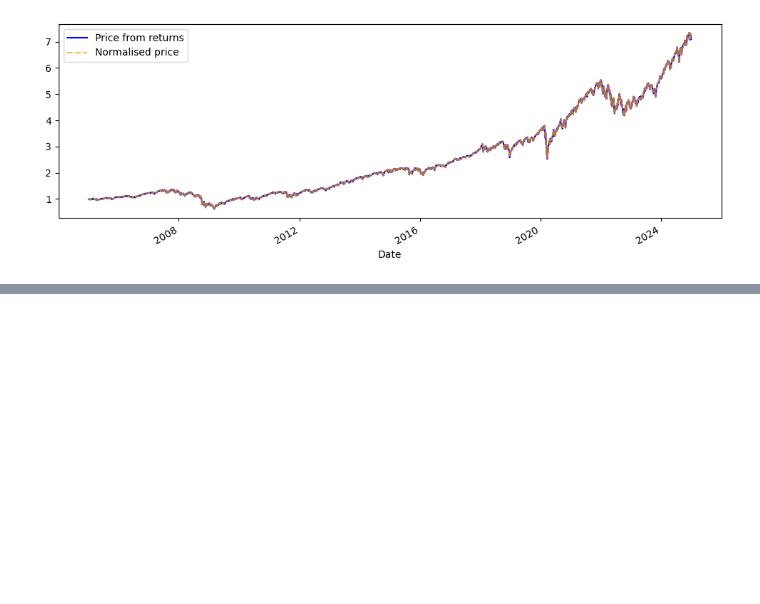
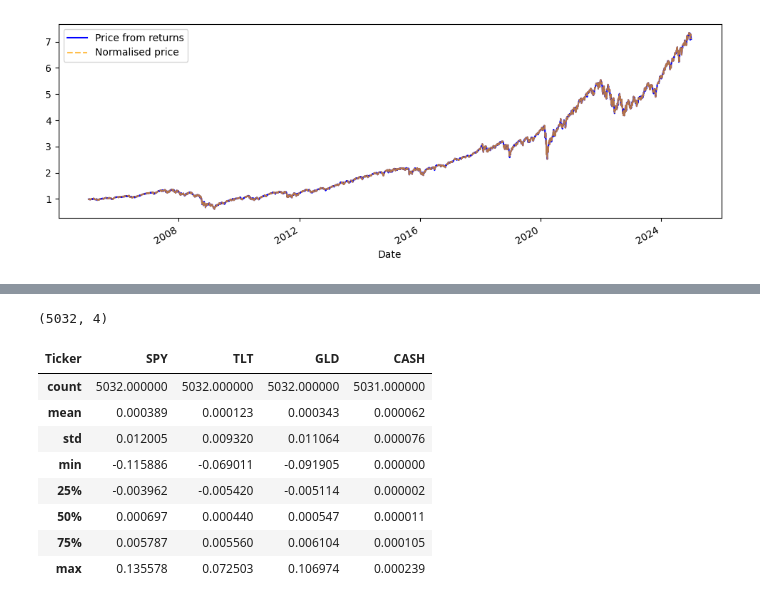
Before and after one commit to sidoreon/regime-shift, a Jupyter notebook: notebooks/datapipeline.ipynb, the cells around one changed output, grey strips where cells are left out. Saved outputs shown, nothing was run; the diff lists cells and outputs as text; code cells hidden in the pictures; blank space fills up the shorter version.

```diff
--- a/notebooks/datapipeline.ipynb
+++ b/notebooks/datapipeline.ipynb
@@ -130,0 +236,20 @@ prices[["VIX"]].to_csv(OUT / "processed" / "vix.csv")
+# %%
+prices['CASH'] = cashprice
+assetprices = prices[['SPY', 'TLT', 'GLD', 'CASH']]
+
+logrt = np.log(assetprices / assetprices.shift(1)).dropna(how='all')
+simplert = assetprices.pct_change().dropna(how='all')
+
+print(logrt.shape)
+logrt.describe()
+# %% [output]
+(5032, 4)
+| Ticker | SPY | TLT | GLD | CASH |
+| count | 5032.000000 | 5032.000000 | 5032.000000 | 5031.000000 |
+| mean | 0.000389 | 0.000123 | 0.000343 | 0.000062 |
+| std | 0.012005 | 0.009320 | 0.011064 | 0.000076 |
+| min | -0.115886 | -0.069011 | -0.091905 | 0.000000 |
+| 25% | -0.003962 | -0.005420 | -0.005114 | 0.000002 |
+| 50% | 0.000697 | 0.000440 | 0.000547 | 0.000011 |
+| 75% | 0.005787 | 0.005560 | 0.006104 | 0.000105 |
+| max | 0.135578 | 0.072503 | 0.106974 | 0.000239 |
```
Also changed, not shown: parts of 17 cells of this notebook.
